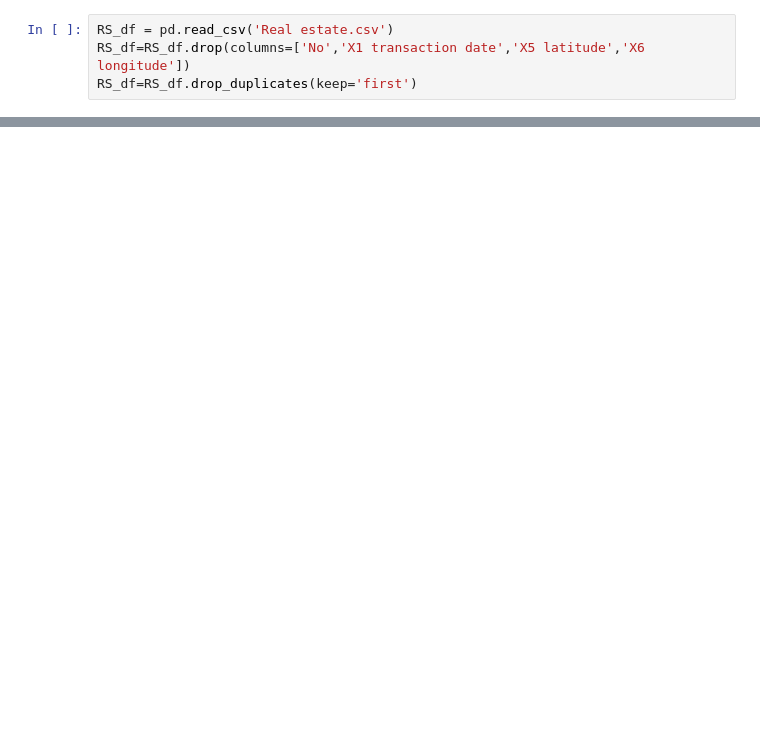
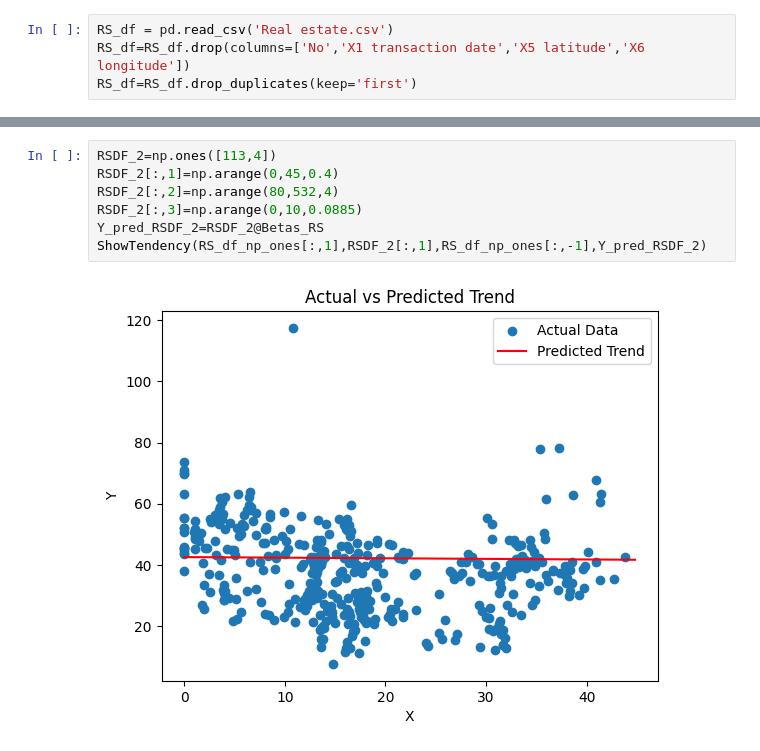
Before and after one commit to Andresmahu/C1-Darkseid-RegresionLineal, a Jupyter notebook: C1-Darkseid-RegresionLineal.ipynb, the cells around one changed output, grey strips where cells are left out. Cells and saved outputs as stored; diff of their text form; blank space fills up the shorter version.

```diff
--- a/C1-Darkseid-RegresionLineal.ipynb
+++ b/C1-Darkseid-RegresionLineal.ipynb
@@ -123,0 +367,9 @@ ShowTendency(W_df[:,1],W_df[:,0],Y_pred)
+# %%
+RSDF_2=np.ones([113,4])
+RSDF_2[:,1]=np.arange(0,45,0.4)
+RSDF_2[:,2]=np.arange(80,532,4)
+RSDF_2[:,3]=np.arange(0,10,0.0885)
+Y_pred_RSDF_2=RSDF_2@Betas_RS
+ShowTendency(RS_df_np_ones[:,1],RSDF_2[:,1],RS_df_np_ones[:,-1],Y_pred_RSDF_2)
+# %% [output]
+[figure, added]
```
Also changed, not shown: parts of 37 cells of this notebook.
